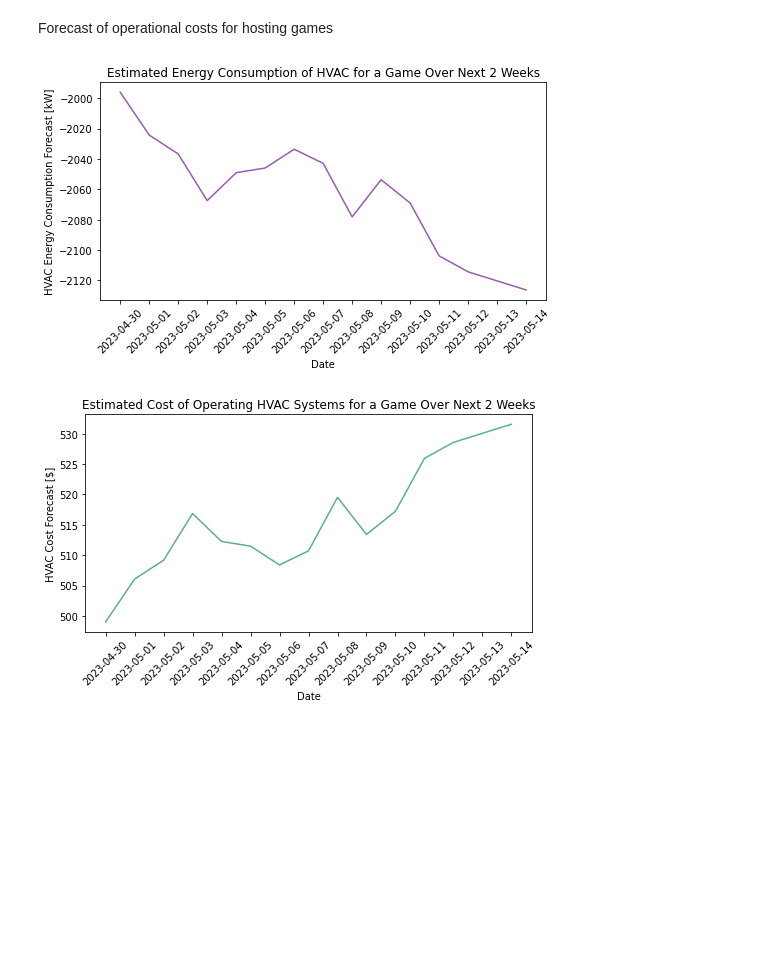
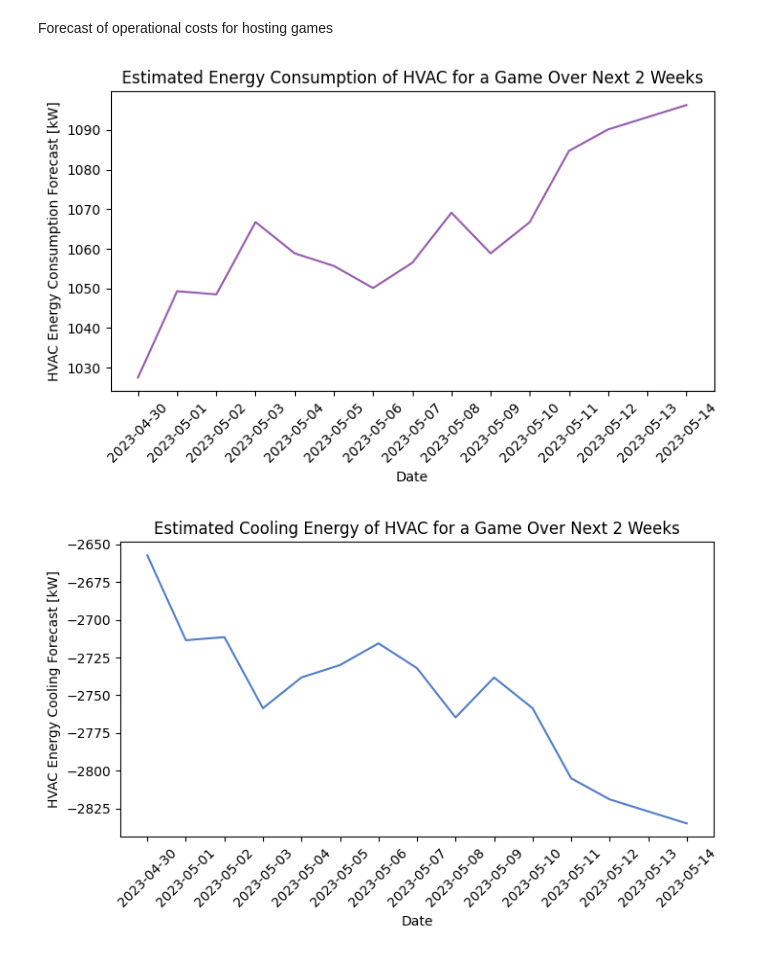
Before and after one commit to DominickBeaman/thermoproject, a Jupyter notebook: notebook.ipynb, the cells around one changed output. Saved outputs shown, nothing was run; the diff lists cells and outputs as text; code cells hidden in the pictures; blank space fills up the shorter version.

```diff
--- a/notebook.ipynb
+++ b/notebook.ipynb
@@ -130,6 +130,10 @@ numberPlayers = 6 * 12
 
 #Energy Cost
 energyCost = 0.154 # $ / kW-h
+
+# EFfficiency
+COP = 3.517/1.36
+overallInefficiency = 75 # %
 # %% [output]
 Stadium Floor Area: 62709.525m^2 , Stadium Length: 209.77770189065927m , Stadium Width: 298.9332251941895m
 # %% [markdown]
@@ -217,27 +221,31 @@ def calcHVAC(airTemperature, airHumidity, amountPeople):
     inletEnthalpyDot = getWaterEnthalpyFlow(celciusToKelvin(airTemperature), airPressure, stateOneVaporFlowRate) + getWaterEnthalpyFlow(celciusToKelvin(desiredTemperature), airPressure, mDotPeople) + getWaterEnthalpyFlow(300, airPressure, mDotAdditive) + getDryAirEnthalpyFlow(celciusToKelvin(airTemperature), airPressure, dryAirMassFlowRate)
     outletEnthalpyDot = getWaterEnthalpyFlow(celciusToKelvin(desiredTemperature), airPressure, stateTwoVaporFlowRate) + getDryAirEnthalpyFlow(celciusToKelvin(desiredTemperature), airPressure, dryAirMassFlowRate)
 
-    qNetDot = outletEnthalpyDot - inletEnthalpyDot - qDotPeople + qDotIce
-    qNet = qNetDot * gameLength * 3600
+    qNetDotCooling = outletEnthalpyDot - inletEnthalpyDot - qDotPeople + qDotIce
+    qNetDotCoolingInefficient = qNetDotCooling * (100 / overallInefficiency)
+    qNetDot = abs(qNetDotCoolingInefficient) / COP
+    qNet = abs(qNetDot) * gameLength * 3600
 
     totalCost = abs(qNetDot) * gameLength * energyCost
 
     #print("Energy Required For A Game: " + str(qNet) + " kJ, " + str(qNetDot) + " kW, with total cost of " + str(totalCost) + "$")
 
-    return qNetDot, totalCost
+    return qNetDot, qNetDotCoolingInefficient, totalCost
 # %%
 energyArray = []
+energyCoolingArray = []
 costArray = []
 
 for i in range(weatherData["datetime"].size):
     airTemperature = tempData[i]
     airHumidity = tempData[i]
 
-    qNetDot, totalCost = calcHVAC(airTemperature, airHumidity, amountPeople)
+    qNetDot, qNetDotCooling, totalCost = calcHVAC(airTemperature, airHumidity, amountPeople)
 
     #Add data for date to energy array
     energyArray.append(qNetDot)
     costArray.append(totalCost)
+    energyCoolingArray.append(abs(qNetDotCooling))
 # %% [markdown]
 <h2>Plot the Data</h2>
 # %%
@@ -297,16 +329,18 @@ amountPeople = [5000, 10000, 15000, 20000, 25000] # Persons
 
 energyArray = []
 costArray = []
+energyCoolingArray = []
 
 #calculate average weather for hockey season
 meanTemp = (tempData[0:104].mean() + tempData[280:364].mean()) / 2
 meanHumidity = (humidityData[0:104].mean() + humidityData[280:364].mean()) / 2
 
 for amount in amountPeople:
-    qNetDot, totalCost = calcHVAC(meanTemp, meanHumidity, amount)
+    qNetDot, qNetCooling, totalCost = calcHVAC(meanTemp, meanHumidity, amount)
 
     energyArray.append(qNetDot)
     costArray.append(totalCost)
+    energyCoolingArray.append(qNetCooling)
 
 #Plot Enegy Data
 fig, ax = plt.subplots(figsize=(8, 4))
@@ -347,6 +381,7 @@ tempData = weatherForecast["temp"] # °C
 humidityData = weatherForecast["humidity"] # %
 
 energyArray = []
+energyCoolingArray = []
 costArray = []
 amountPeople = 18000
 
@@ -354,40 +389,53 @@ for i in range(weatherForecast["datetime"].size):
     airTemperature = tempData[i]
     airHumidity = tempData[i]
 
-    qNetDot, totalCost = calcHVAC(airTemperature, airHumidity, amountPeople)
+    qNetDot, qNetCooling, totalCost = calcHVAC(airTemperature, airHumidity, amountPeople)
 
     #Add data for date to energy array
     energyArray.append(qNetDot)
     costArray.append(totalCost)
+    energyCoolingArray.append(qNetCooling)
 
 
 
 #Plot
 
 #Plot Enegy Data
 fig, ax = plt.subplots(figsize=(8, 4))
 ax.plot(weatherForecast["datetime"], energyArray, color='#985bb0')
 ax.set_xlabel('Date')
 ax.set_ylabel('HVAC Energy Consumption Forecast [kW]')
 ax.set_title("Estimated Energy Consumption of HVAC for a Game Over Next 2 Weeks")
+
+# Set xticks to show dates
+ax.tick_params(axis='x', labelrotation=45)
+
+plt.show()
+
+#Plot Cooling Enegy Data
+fig, ax = plt.subplots(figsize=(8, 4))
+ax.plot(weatherForecast["datetime"], energyCoolingArray, color='#4f7ec9')
+ax.set_xlabel('Date')
+ax.set_ylabel('HVAC Energy Cooling Forecast [kW]')
+ax.set_title("Estimated Cooling Energy of HVAC for a Game Over Next 2 Weeks")
 
 # Set xticks to show dates
 ax.tick_params(axis='x', labelrotation=45)
 
 plt.show()
 
 
 #Plot Cost Data
 fig, ax = plt.subplots(figsize=(8, 4))
 ax.plot(weatherForecast["datetime"], costArray, color='#5bb086')
 ax.set_xlabel('Date')
 ax.set_ylabel('HVAC Cost Forecast [$]')
 ax.set_title("Estimated Cost of Operating HVAC Systems for a Game Over Next 2 Weeks")
 
 # Set xticks to show dates
 ax.tick_params(axis='x', labelrotation=45)
 
 plt.show()
 # %% [output]
-[figure, old version]
+[figure, new version]
-[figure, old version]
+[figure, new version]
```
Also changed, not shown: parts of 4 cells of this notebook.
